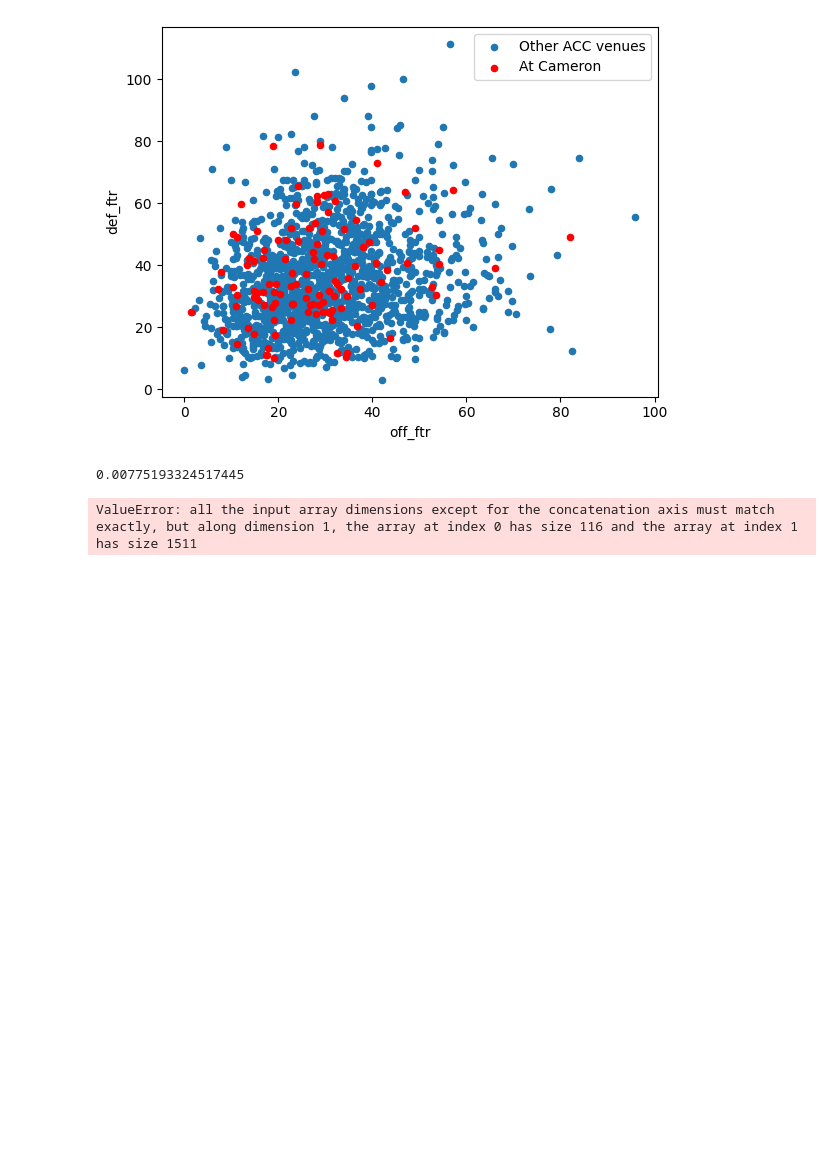
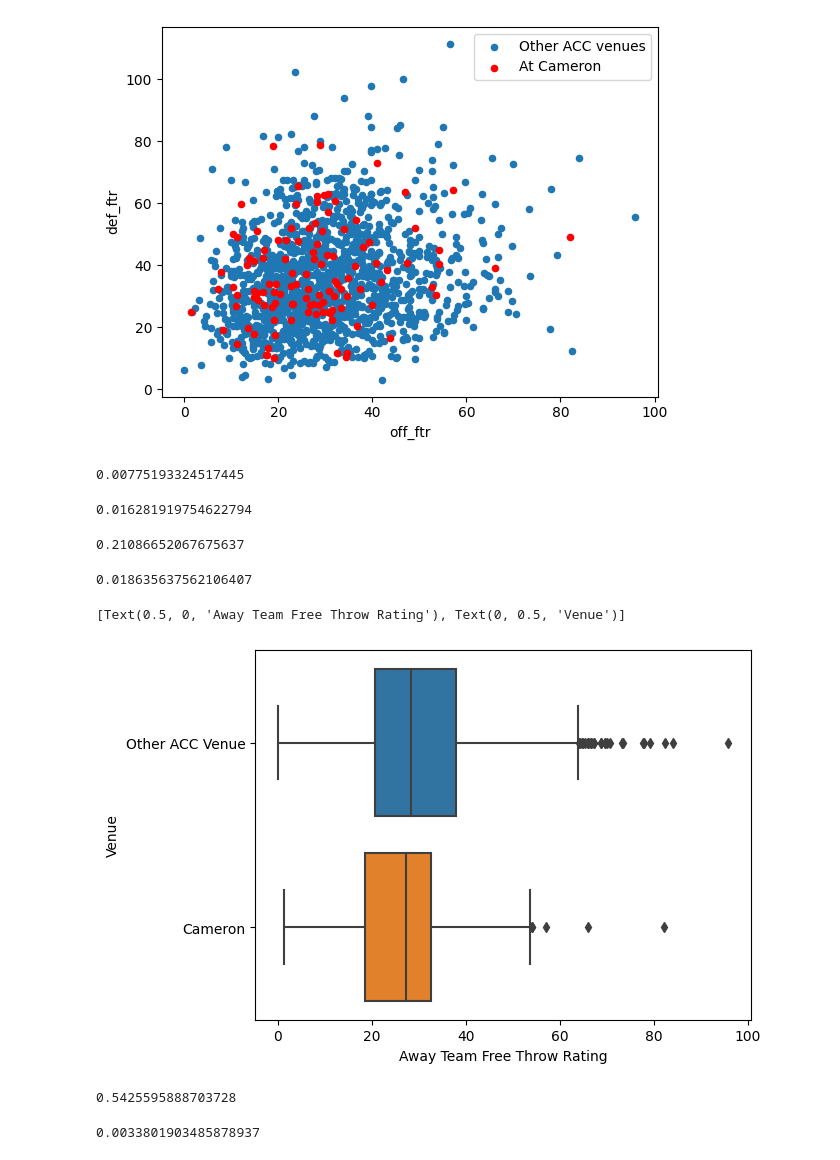
Before and after one commit to kevinfeng77/CS-216-Final-project, a Jupyter notebook: Final project notebook.ipynb, the cells around one changed output. Drawn from its saved outputs; the diff is of its cells as text; code cells hidden in the pictures; blank space fills up the shorter version.

```diff
--- a/Final project notebook.ipynb
+++ b/Final project notebook.ipynb
@@ -151,7 +165,35 @@ True
 stats.ttest_ind(df_games[(df_games['team'] == 'Duke')]['off_ftr'], df_games[(df_games['team'] != 'Duke')]['off_ftr'], alternative='greater')[1]
 # %% [output]
 0.00775193324517445
-# %%
-stats.linregress(df_games[(df_games['team'] == 'Duke')]['off_ftr'], df_games[(df_games['team'] != 'Duke')]['off_ftr'])
-# %% [output]
-ValueError: all the input array dimensions except for the concatenation axis must match exactly, but along dimension 1, the array at index 0 has size 116 and the array at index 1 has size 1511
+# %%
+#The free throw ratings that away teams get at Cameron - Conclusion, away teams get less free throws at other venue versus at Cameron
+stats.ttest_ind(df_games[(df_games['in_Cameron'] == 0) & (df_games['team'] != 'Duke')]['off_ftr'], df_games[(df_games['in_Cameron'] == 1)]['off_ftr'], alternative='greater')[1]
+# %% [output]
+0.016281919754622794
+# %%
+#Duke doesn't get more free throws at home compared to other home teams
+stats.ttest_ind(df_games[(df_games['in_Cameron'] == 0) & (df_games['team'] != 'Duke')]['def_ftr'], df_games[(df_games['in_Cameron'] == 1)]['def_ftr'], alternative='less')[1]
+# %% [output]
+0.21086652067675637
+# %%
+#Does duke get less free throws away from home
+stats.ttest_ind(df_games[(df_games['team'] == 'Duke') & (df_games['in_Cameron'] == 0)]['off_ftr'], df_games[(df_games['in_Cameron'] == 1)]['def_ftr'], alternative='less')[1]
+# %% [output]
+0.018635637562106407
+# %%
+ax = sns.boxplot(data=df_games[df_games['team'] != 'Duke'], x='off_ftr', y = 'venue')
+ax.set(xlabel='Away Team Free Throw Rating', ylabel='Venue')
+# %% [output]
+[Text(0.5, 0, 'Away Team Free Throw Rating'), Text(0, 0.5, 'Venue')]
+[figure, added]
+# %%
+#Turnover rate of away team
+stats.ttest_ind(df_games[(df_games['in_Cameron'] == 0) & (df_games['team'] != 'Duke')]['off_to'], df_games[(df_games['in_Cameron'] == 1)]['off_to'], alternative='greater')[1]
+# %% [output]
+0.5425595888703728
+# %%
+#Teams shoot worse from the line at Cameron
+temp = df_games[['ft_percent', 'in_Cameron', 'team', 'venue']].dropna()
+stats.ttest_ind(temp[(temp['in_Cameron'] == 0) & (temp['team'] != 'Duke')]['ft_percent'], temp[(temp['in_Cameron'] == 1)]['ft_percent'], alternative='greater')[1]
+# %% [output]
+0.0033801903485878937
```
Also changed, not shown: parts of 8 cells of this notebook.
